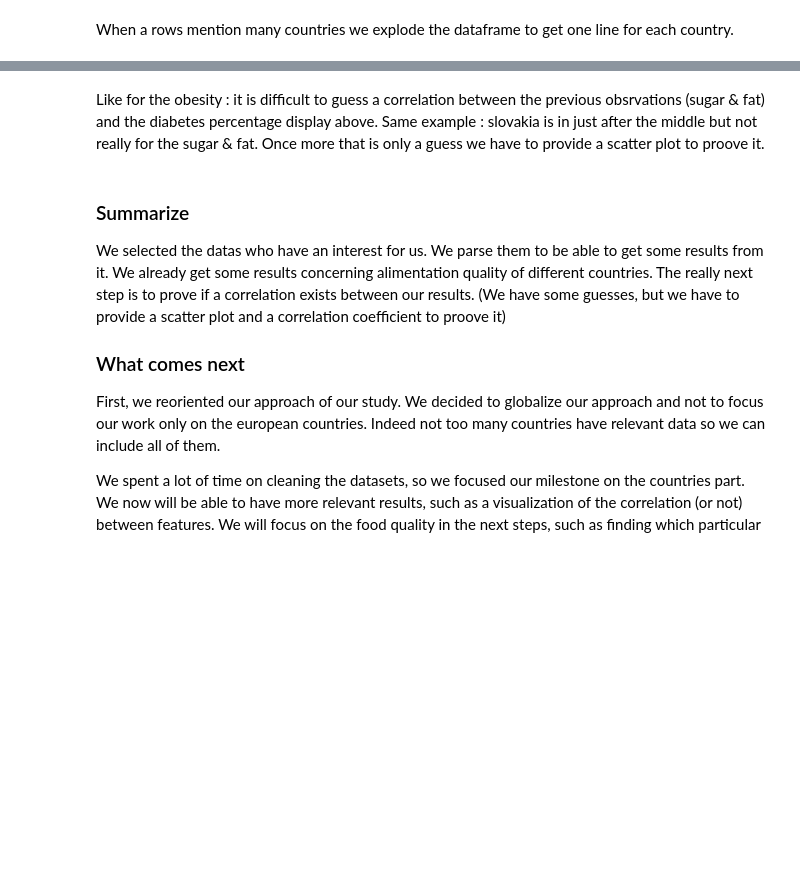
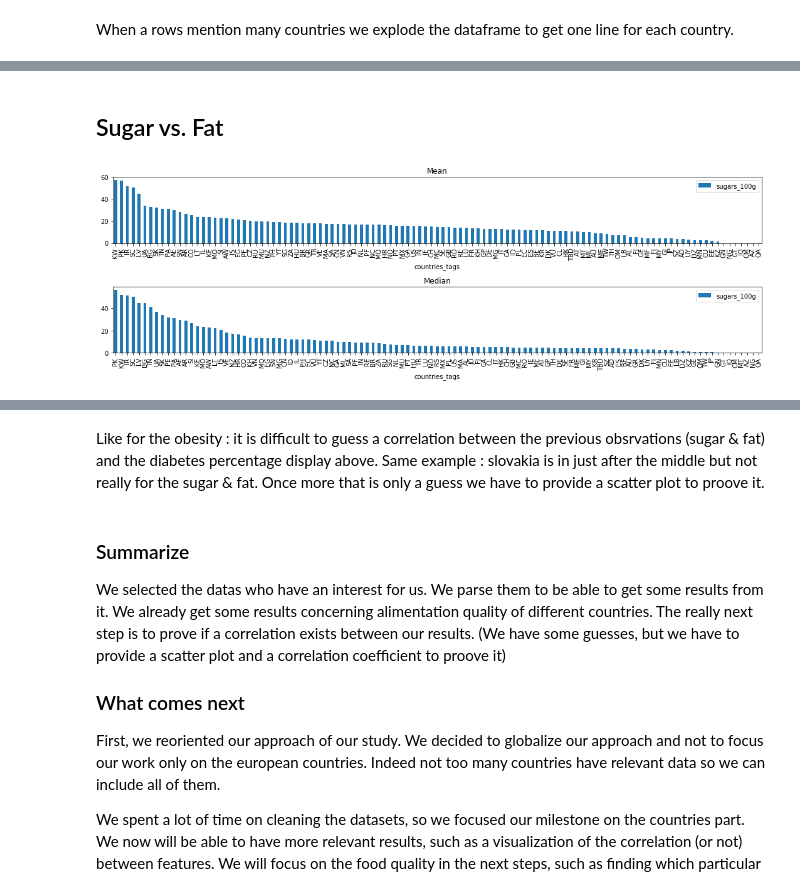
Before and after one commit to baraschi/AppliedDataAnalysis_Project, a Jupyter notebook: FoodProject.ipynb, the cells around one changed output, grey strips where cells are left out. Cells and saved outputs as stored; diff of their text form; code cells hidden in the pictures; blank space fills up the shorter version.

```diff
--- a/FoodProject.ipynb
+++ b/FoodProject.ipynb
@@ -359,5 +431,5 @@ Now we compute result from the parsed datasets. We would like to get the mean av
 # %%
 grouped = parsed_datas.groupby(['countries_tags'])
-means = grouped.mean()
-med = grouped.median()
+mean = grouped.mean()
+median = grouped.median()
 counted = grouped.count()
@@ -430,7 +477,7 @@ for i in range(1,len(mean)):
 # %%
-#def plot_mean_med(df1, df2):
-#    f, ax = plt.subplots(nrows=2)
-#    a = df1.plot.bar(figsize=(15,5), ax=ax[0], title='Mean')
-#    b = df2.plot.bar(figsize=(15,5), ax=ax[1], title='Median')
-#    plt.tight_layout()
-#    plt.show()
+def plot_mean_med(df1, df2):
+    f, ax = plt.subplots(nrows=2)
+    a = df1.plot.bar(figsize=(15,5), ax=ax[0], title='Mean')
+    b = df2.plot.bar(figsize=(15,5), ax=ax[1], title='Median')
+    plt.tight_layout()
+    plt.show()
@@ -496 +527,8 @@ def plot(dfs_1, dfs_2, continents, avg1, avg2, x_, y_, title_, columns_):
     #return corr1, corr2
+# %% [markdown]
+## Sugar vs. Fat
+# %%
+plot_mean_med(pd.DataFrame(mean['sugars_100g']).sort_values(by=['sugars_100g'], ascending=False),
+              pd.DataFrame(median['sugars_100g']).sort_values(by=['sugars_100g'], ascending=False))
+# %% [output]
+[figure, added]
```
Also changed, not shown: parts of 60 cells of this notebook.
